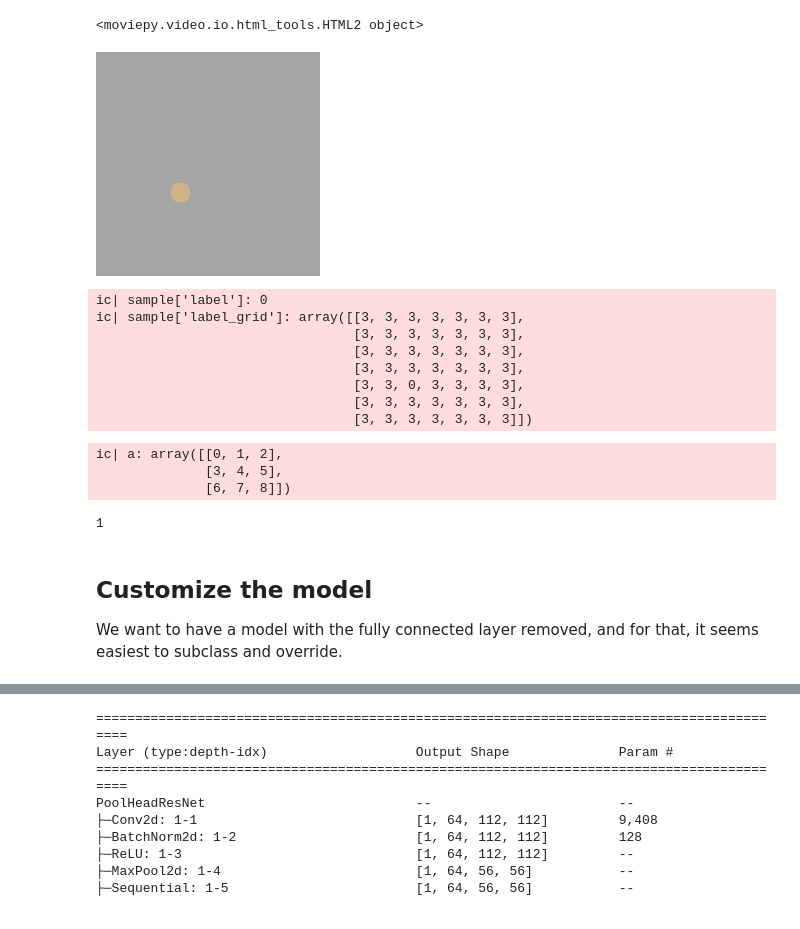
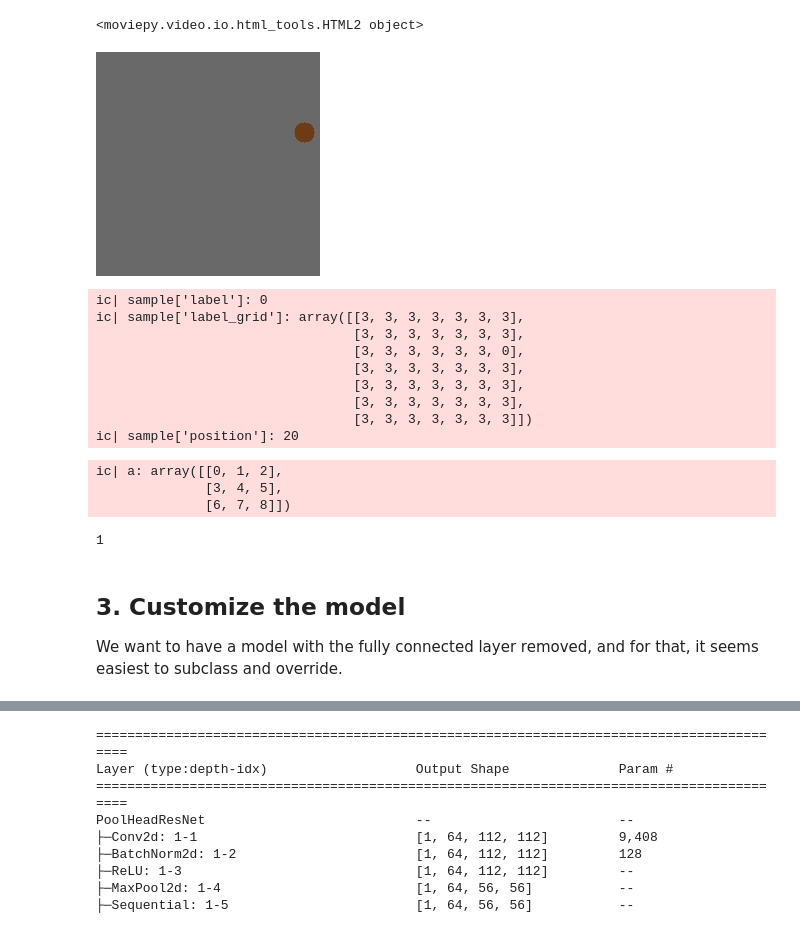
Before and after one commit to kevindoran/color, a Jupyter notebook: notebooks/experiment_1_4_log.ipynb, the cells around one changed output, grey strips where cells are left out. Drawn from its saved outputs; the diff is of its cells as text; code cells hidden in the pictures.

```diff
--- a/notebooks/experiment_1_4_log.ipynb
+++ b/notebooks/experiment_1_4_log.ipynb
@@ -99,22 +116,24 @@ Moviepy - video ready __temp__.mp4
 # %%
 def test_dataset():
     train, test, val = nc.data.train_test_val_split(nc.data.exp_1_1_data_filtered,
                                       RADIUS, GRID_SHAPE, IMG_SHAPE)
-    sample = val[1]
+    sample = val[7]
     imshow(sample['image'])
     ic(sample['label'])
     ic(sample['label_grid'])
+    ic(sample['position'])
 test_dataset()
 # %% [output]
-[figure, old version]
+[figure, new version]
 ic| sample['label']: 0
 ic| sample['label_grid']: array([[3, 3, 3, 3, 3, 3, 3],
                                  [3, 3, 3, 3, 3, 3, 3],
+                                 [3, 3, 3, 3, 3, 3, 0],
                                  [3, 3, 3, 3, 3, 3, 3],
                                  [3, 3, 3, 3, 3, 3, 3],
-                                 [3, 3, 0, 3, 3, 3, 3],
                                  [3, 3, 3, 3, 3, 3, 3],
                                  [3, 3, 3, 3, 3, 3, 3]])
+ic| sample['position']: 20
 # %%
 a = np.array([[0,1, 2],[3,4,5],[6,7,8]])
 ic(a)
@@ -126,7 +145,7 @@ ic| a: array([[0, 1, 2],
               [6, 7, 8]])
 1
 # %% [markdown]
-## Customize the model
+## 3. Customize the model
 We want to have a model with the fully connected layer removed, and for that, it seems easiest to subclass and override.
 # %%
 class PoolHeadResNet(tv.models.ResNet):
```
Also changed, not shown: parts of 45 cells of this notebook, 8 other files.
